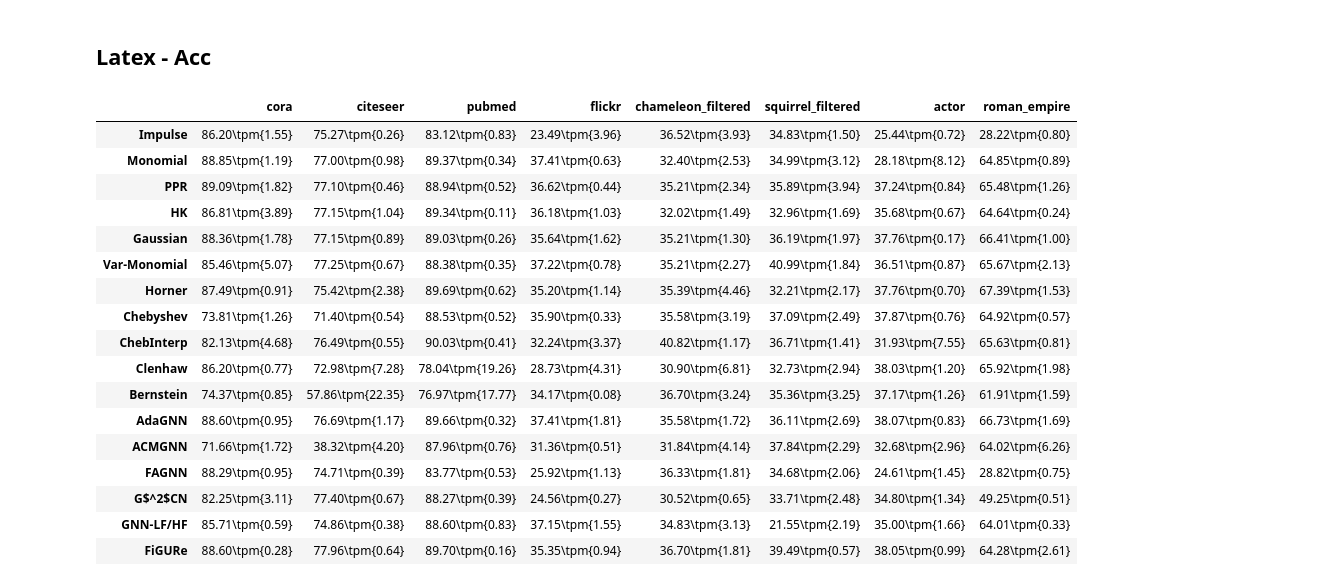
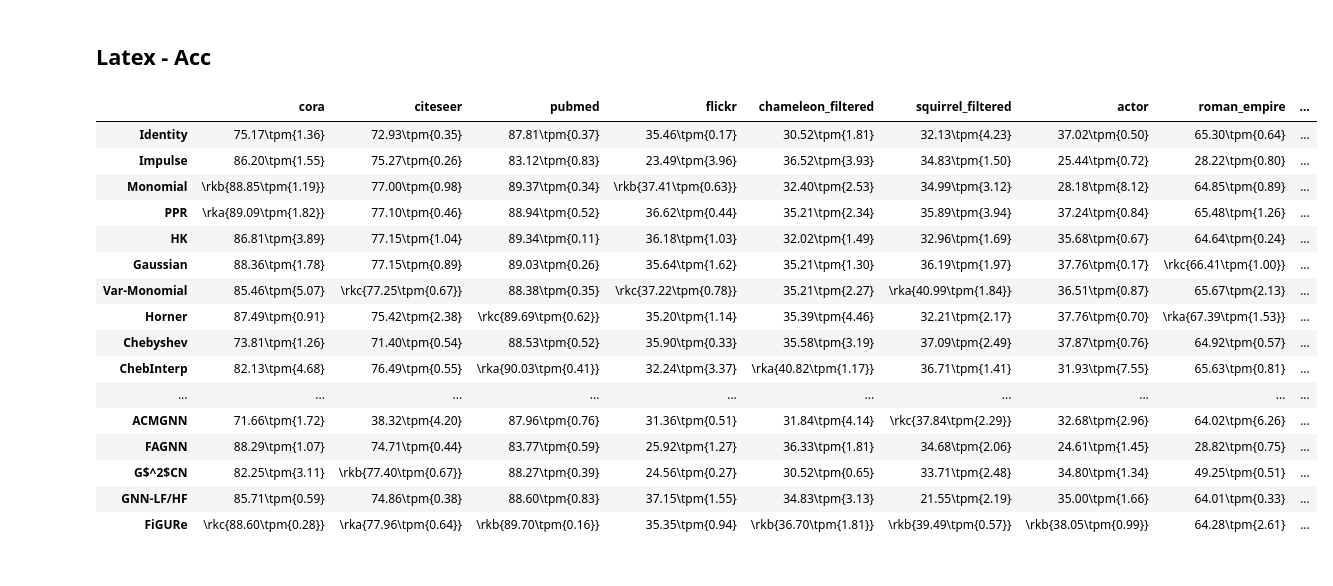
Before and after one commit to gdmnl/Spectral-GNN-Benchmark, a Jupyter notebook: examples/tab_res_fb.ipynb, the cells around one changed output. Cells and saved outputs as stored; diff of their text form; code cells hidden in the pictures.

```diff
--- a/examples/tab_res_fb.ipynb
+++ b/examples/tab_res_fb.ipynb
@@ -26,5 +26,6 @@ tori
 # %%
-dlst = ["cora", "citeseer", "pubmed", "flickr", "chameleon_filtered", "squirrel_filtered", "actor", "roman_empire"]
+dlst = ["cora", "citeseer", "pubmed", "flickr", "chameleon_filtered", "squirrel_filtered", "actor", "roman_empire", \
+        "amazon_ratings", "minesweeper", "tolokers", "questions", "reddit", "penn94"]
 id_cols = ["seed", 'data', 'model', 'conv',]
 m_cols = ['epoch_learn', 'time_learn', 'mem_ram_train', 'mem_cuda_train', 'f1micro_test', 'time_eval',]
 t = tori[tori['data'].isin(dlst)][id_cols+m_cols].sort_values(by=['data', 'model', 'conv', 'seed'])
@@ -50,5 +35,8 @@ t.sort_index(ascending=False).groupby(['data', 'model', 'conv']).filter(lambda x
 # %%
 conv_repr = {
+    'MLP': {
+        'Identity': 'Identity',
+    },
     'DecoupledFixed': {
         'AdjConv-impulse':  'Impulse',
         'AdjConv-mono':     'Monomial',
@@ -61,7 +49,7 @@ conv_repr = {
         'HornerConv':       'Horner',
         'ChebConv':         'Chebyshev',
         'ChebConv2':        'ChebInterp',
-        'ClenhawConv':      'Clenhaw',
+        'ClenhawConv':      'Clenshaw',
         'BernConv':         'Bernstein',
     },
     'AdaGNN': {'AdaConv':   'AdaGNN'},
@@ -90,6 +78,8 @@ df = t.groupby(['data', 'model', 'conv'])[m_cols].agg(['mean', 'std'])
 df.columns = ['_'.join(col).strip() for col in df.columns.values]
 df['time_learn_mean'] = df['time_learn_mean'] * 1000 / df['epoch_learn_mean']
 df['time_learn_std'] = df['time_learn_std'] * 1000 / df['epoch_learn_mean']
+df['time_eval_mean'] = df['time_eval_mean'] * 1000
+df['time_eval_std'] = df['time_eval_std'] * 1000
 df.drop(columns=['epoch_learn_mean', 'epoch_learn_std'], inplace=True)
 df.reset_index(inplace=True)
 
@@ -117,30 +138,42 @@ df
 # %%
-acc, accstr = pd.DataFrame(index=flst, columns=dlst), pd.DataFrame(index=flst, columns=dlst)
-for row in acc.index:
-    for col in acc.columns:
+dlst_acc = dlst
+# dlst_acc = ["cora", "citeseer", "pubmed", "flickr", "chameleon_filtered", "squirrel_filtered", "actor", "roman_empire"]
+acc_str = pd.DataFrame(index=flst, columns=dlst_acc, dtype=str)
+for row in acc_str.index:
+    for col in acc_str.columns:
         mean = df.loc[(df['name'] == row) & (df['data'] == col), 'f1micro_test_mean'].values
         std = df.loc[(df['name'] == row) & (df['data'] == col), 'f1micro_test_std'].values
         if len(mean) > 0:
-            accstr.loc[row, col] = f'{mean[0]:.2f}\\tpm{{{std[0]:.2f}}}'
-            acc.loc[row, col] = float(mean[0])
+            acc_str.loc[row, col] = f'{mean[0]:.2f}\\tpm{{{std[0]:.2f}}}'
 
-accstr
+# acc_str[acc_str.isna().any(axis=1)]
+# acc_str.dropna(inplace=True)
+
+for col in acc_str.columns:
+    mean = df.loc[df['data'] == col, ['name', 'f1micro_test_mean']].set_index('name')['f1micro_test_mean'].astype(float)
+    std  = df.loc[df['data'] == col, ['name', 'f1micro_test_std']].set_index('name')['f1micro_test_std'].astype(float)
+    # rank = calc_ranks(mean, std)
+    rank = mean.rank(ascending=False).astype(int)
+    for i, rki in enumerate(rk):
+        idx = rank[rank == i+1].index
+        acc_str.loc[idx, col] = f'\\rk{rki}' + '{' + acc_str.loc[idx, col] + '}'
+
+acc_str
 # %% [output]
-|  | cora | citeseer | pubmed | flickr | chameleon_filtered | squirrel_filtered | actor | roman_empire |
-| Impulse | 86.20\tpm{1.55} | 75.27\tpm{0.26} | 83.12\tpm{0.83} | 23.49\tpm{3.96} | 36.52\tpm{3.93} | 34.83\tpm{1.50} | 25.44\tpm{0.72} | 28.22\tpm{0.80} |
-| Monomial | 88.85\tpm{1.19} | 77.00\tpm{0.98} | 89.37\tpm{0.34} | 37.41\tpm{0.63} | 32.40\tpm{2.53} | 34.99\tpm{3.12} | 28.18\tpm{8.12} | 64.85\tpm{0.89} |
-| PPR | 89.09\tpm{1.82} | 77.10\tpm{0.46} | 88.94\tpm{0.52} | 36.62\tpm{0.44} | 35.21\tpm{2.34} | 35.89\tpm{3.94} | 37.24\tpm{0.84} | 65.48\tpm{1.26} |
-| HK | 86.81\tpm{3.89} | 77.15\tpm{1.04} | 89.34\tpm{0.11} | 36.18\tpm{1.03} | 32.02\tpm{1.49} | 32.96\tpm{1.69} | 35.68\tpm{0.67} | 64.64\tpm{0.24} |
-| Gaussian | 88.36\tpm{1.78} | 77.15\tpm{0.89} | 89.03\tpm{0.26} | 35.64\tpm{1.62} | 35.21\tpm{1.30} | 36.19\tpm{1.97} | 37.76\tpm{0.17} | 66.41\tpm{1.00} |
-| Var-Monomial | 85.46\tpm{5.07} | 77.25\tpm{0.67} | 88.38\tpm{0.35} | 37.22\tpm{0.78} | 35.21\tpm{2.27} | 40.99\tpm{1.84} | 36.51\tpm{0.87} | 65.67\tpm{2.13} |
-| Horner | 87.49\tpm{0.91} | 75.42\tpm{2.38} | 89.69\tpm{0.62} | 35.20\tpm{1.14} | 35.39\tpm{4.46} | 32.21\tpm{2.17} | 37.76\tpm{0.70} | 67.39\tpm{1.53} |
-| Chebyshev | 73.81\tpm{1.26} | 71.40\tpm{0.54} | 88.53\tpm{0.52} | 35.90\tpm{0.33} | 35.58\tpm{3.19} | 37.09\tpm{2.49} | 37.87\tpm{0.76} | 64.92\tpm{0.57} |
-| ChebInterp | 82.13\tpm{4.68} | 76.49\tpm{0.55} | 90.03\tpm{0.41} | 32.24\tpm{3.37} | 40.82\tpm{1.17} | 36.71\tpm{1.41} | 31.93\tpm{7.55} | 65.63\tpm{0.81} |
-| Clenhaw | 86.20\tpm{0.77} | 72.98\tpm{7.28} | 78.04\tpm{19.26} | 28.73\tpm{4.31} | 30.90\tpm{6.81} | 32.73\tpm{2.94} | 38.03\tpm{1.20} | 65.92\tpm{1.98} |
-| Bernstein | 74.37\tpm{0.85} | 57.86\tpm{22.35} | 76.97\tpm{17.77} | 34.17\tpm{0.08} | 36.70\tpm{3.24} | 35.36\tpm{3.25} | 37.17\tpm{1.26} | 61.91\tpm{1.59} |
-| AdaGNN | 88.60\tpm{0.95} | 76.69\tpm{1.17} | 89.66\tpm{0.32} | 37.41\tpm{1.81} | 35.58\tpm{1.72} | 36.11\tpm{2.69} | 38.07\tpm{0.83} | 66.73\tpm{1.69} |
-| ACMGNN | 71.66\tpm{1.72} | 38.32\tpm{4.20} | 87.96\tpm{0.76} | 31.36\tpm{0.51} | 31.84\tpm{4.14} | 37.84\tpm{2.29} | 32.68\tpm{2.96} | 64.02\tpm{6.26} |
-| FAGNN | 88.29\tpm{0.95} | 74.71\tpm{0.39} | 83.77\tpm{0.53} | 25.92\tpm{1.13} | 36.33\tpm{1.81} | 34.68\tpm{2.06} | 24.61\tpm{1.45} | 28.82\tpm{0.75} |
-| G$^2$CN | 82.25\tpm{3.11} | 77.40\tpm{0.67} | 88.27\tpm{0.39} | 24.56\tpm{0.27} | 30.52\tpm{0.65} | 33.71\tpm{2.48} | 34.80\tpm{1.34} | 49.25\tpm{0.51} |
-| GNN-LF/HF | 85.71\tpm{0.59} | 74.86\tpm{0.38} | 88.60\tpm{0.83} | 37.15\tpm{1.55} | 34.83\tpm{3.13} | 21.55\tpm{2.19} | 35.00\tpm{1.66} | 64.01\tpm{0.33} |
-| FiGURe | 88.60\tpm{0.28} | 77.96\tpm{0.64} | 89.70\tpm{0.16} | 35.35\tpm{0.94} | 36.70\tpm{1.81} | 39.49\tpm{0.57} | 38.05\tpm{0.99} | 64.28\tpm{2.61} |
+|  | cora | citeseer | pubmed | flickr | chameleon_filtered | squirrel_filtered | actor | roman_empire | ... |
+| Identity | 75.17\tpm{1.36} | 72.93\tpm{0.35} | 87.81\tpm{0.37} | 35.46\tpm{0.17} | 30.52\tpm{1.81} | 32.13\tpm{4.23} | 37.02\tpm{0.50} | 65.30\tpm{0.64} | ... |
+| Impulse | 86.20\tpm{1.55} | 75.27\tpm{0.26} | 83.12\tpm{0.83} | 23.49\tpm{3.96} | 36.52\tpm{3.93} | 34.83\tpm{1.50} | 25.44\tpm{0.72} | 28.22\tpm{0.80} | ... |
+| Monomial | \rkb{88.85\tpm{1.19}} | 77.00\tpm{0.98} | 89.37\tpm{0.34} | \rkb{37.41\tpm{0.63}} | 32.40\tpm{2.53} | 34.99\tpm{3.12} | 28.18\tpm{8.12} | 64.85\tpm{0.89} | ... |
+| PPR | \rka{89.09\tpm{1.82}} | 77.10\tpm{0.46} | 88.94\tpm{0.52} | 36.62\tpm{0.44} | 35.21\tpm{2.34} | 35.89\tpm{3.94} | 37.24\tpm{0.84} | 65.48\tpm{1.26} | ... |
+| HK | 86.81\tpm{3.89} | 77.15\tpm{1.04} | 89.34\tpm{0.11} | 36.18\tpm{1.03} | 32.02\tpm{1.49} | 32.96\tpm{1.69} | 35.68\tpm{0.67} | 64.64\tpm{0.24} | ... |
+| Gaussian | 88.36\tpm{1.78} | 77.15\tpm{0.89} | 89.03\tpm{0.26} | 35.64\tpm{1.62} | 35.21\tpm{1.30} | 36.19\tpm{1.97} | 37.76\tpm{0.17} | \rkc{66.41\tpm{1.00}} | ... |
+| Var-Monomial | 85.46\tpm{5.07} | \rkc{77.25\tpm{0.67}} | 88.38\tpm{0.35} | \rkc{37.22\tpm{0.78}} | 35.21\tpm{2.27} | \rka{40.99\tpm{1.84}} | 36.51\tpm{0.87} | 65.67\tpm{2.13} | ... |
+| Horner | 87.49\tpm{0.91} | 75.42\tpm{2.38} | \rkc{89.69\tpm{0.62}} | 35.20\tpm{1.14} | 35.39\tpm{4.46} | 32.21\tpm{2.17} | 37.76\tpm{0.70} | \rka{67.39\tpm{1.53}} | ... |
+| Chebyshev | 73.81\tpm{1.26} | 71.40\tpm{0.54} | 88.53\tpm{0.52} | 35.90\tpm{0.33} | 35.58\tpm{3.19} | 37.09\tpm{2.49} | 37.87\tpm{0.76} | 64.92\tpm{0.57} | ... |
+| ChebInterp | 82.13\tpm{4.68} | 76.49\tpm{0.55} | \rka{90.03\tpm{0.41}} | 32.24\tpm{3.37} | \rka{40.82\tpm{1.17}} | 36.71\tpm{1.41} | 31.93\tpm{7.55} | 65.63\tpm{0.81} | ... |
+| ... | ... | ... | ... | ... | ... | ... | ... | ... | ... |
+| ACMGNN | 71.66\tpm{1.72} | 38.32\tpm{4.20} | 87.96\tpm{0.76} | 31.36\tpm{0.51} | 31.84\tpm{4.14} | \rkc{37.84\tpm{2.29}} | 32.68\tpm{2.96} | 64.02\tpm{6.26} | ... |
+| FAGNN | 88.29\tpm{1.07} | 74.71\tpm{0.44} | 83.77\tpm{0.59} | 25.92\tpm{1.27} | 36.33\tpm{1.81} | 34.68\tpm{2.06} | 24.61\tpm{1.45} | 28.82\tpm{0.75} | ... |
+| G$^2$CN | 82.25\tpm{3.11} | \rkb{77.40\tpm{0.67}} | 88.27\tpm{0.39} | 24.56\tpm{0.27} | 30.52\tpm{0.65} | 33.71\tpm{2.48} | 34.80\tpm{1.34} | 49.25\tpm{0.51} | ... |
+| GNN-LF/HF | 85.71\tpm{0.59} | 74.86\tpm{0.38} | 88.60\tpm{0.83} | 37.15\tpm{1.55} | 34.83\tpm{3.13} | 21.55\tpm{2.19} | 35.00\tpm{1.66} | 64.01\tpm{0.33} | ... |
+| FiGURe | \rkc{88.60\tpm{0.28}} | \rka{77.96\tpm{0.64}} | \rkb{89.70\tpm{0.16}} | 35.35\tpm{0.94} | \rkb{36.70\tpm{1.81}} | \rkb{39.49\tpm{0.57}} | \rkb{38.05\tpm{0.99}} | 64.28\tpm{2.61} | ... |
```
Also changed, not shown: parts of 9 cells of this notebook, 9 other files.
